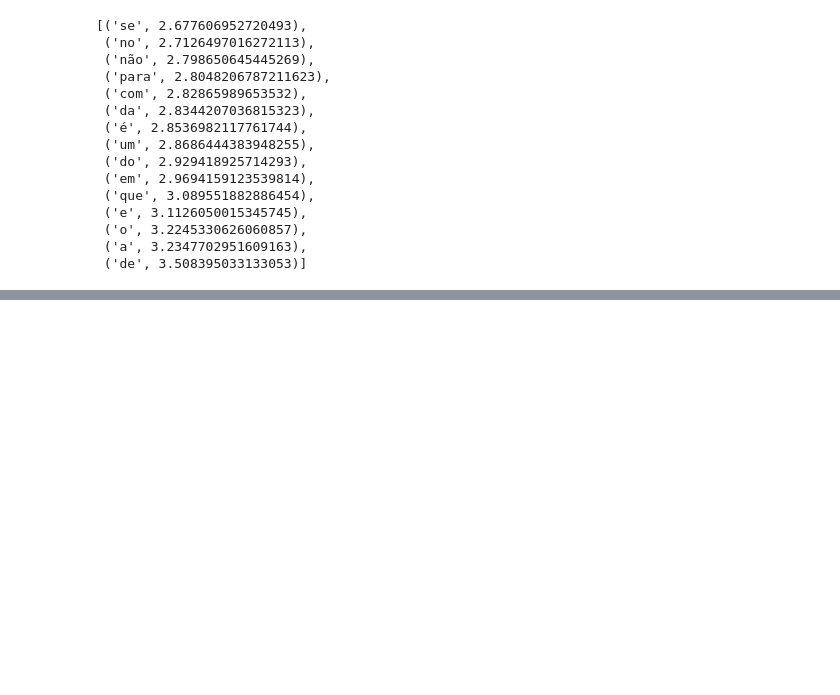
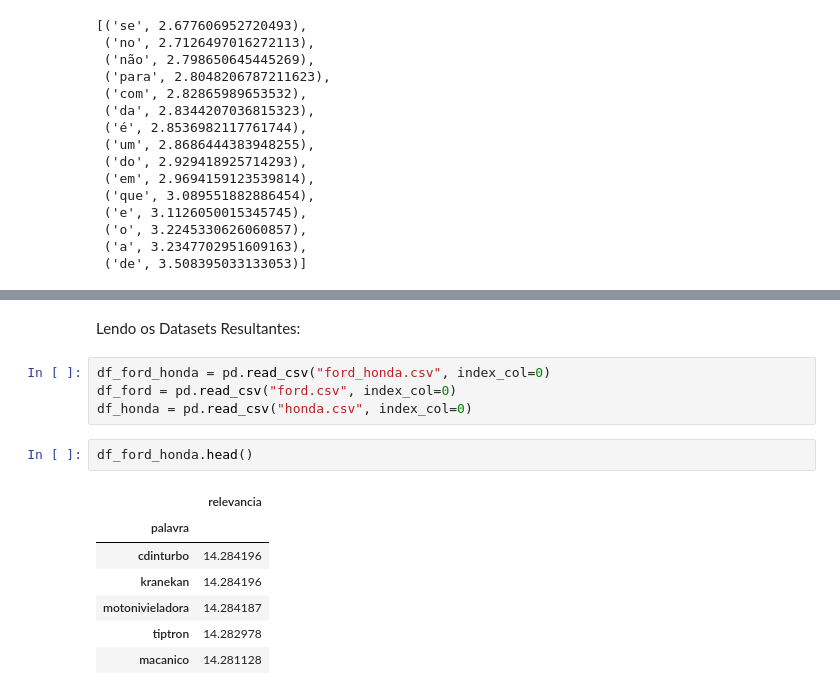
Before and after one commit to lucaslealvale/MegaDadosProjeto2, a Jupyter notebook: projeto2.ipynb, the cells around one changed output, grey strips where cells are left out. Drawn from its saved outputs; the diff is of its cells as text; blank space fills up the shorter version.

```diff
--- a/projeto2.ipynb
+++ b/projeto2.ipynb
@@ -453,0 +456,16 @@ passar pro zepelin
+# %% [markdown]
+Lendo os Datasets Resultantes:
+# %%
+df_ford_honda = pd.read_csv("ford_honda.csv", index_col=0)
+df_ford = pd.read_csv("ford.csv", index_col=0)
+df_honda = pd.read_csv("honda.csv", index_col=0)
+# %%
+df_ford_honda.head()
+# %% [output]
+|  | relevancia |
+| palavra |  |
+| cdinturbo | 14.284196 |
+| kranekan | 14.284196 |
+| motonivieladora | 14.284187 |
+| tiptron | 14.282978 |
+| macanico | 14.281128 |
```
Also changed, not shown: parts of 82 cells of this notebook.
